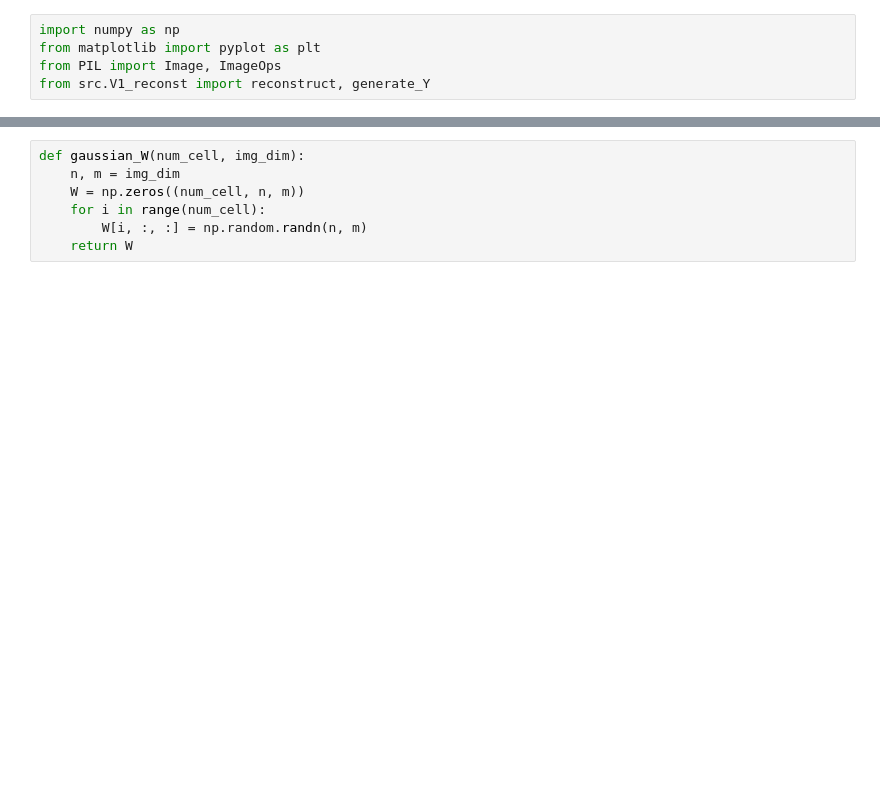
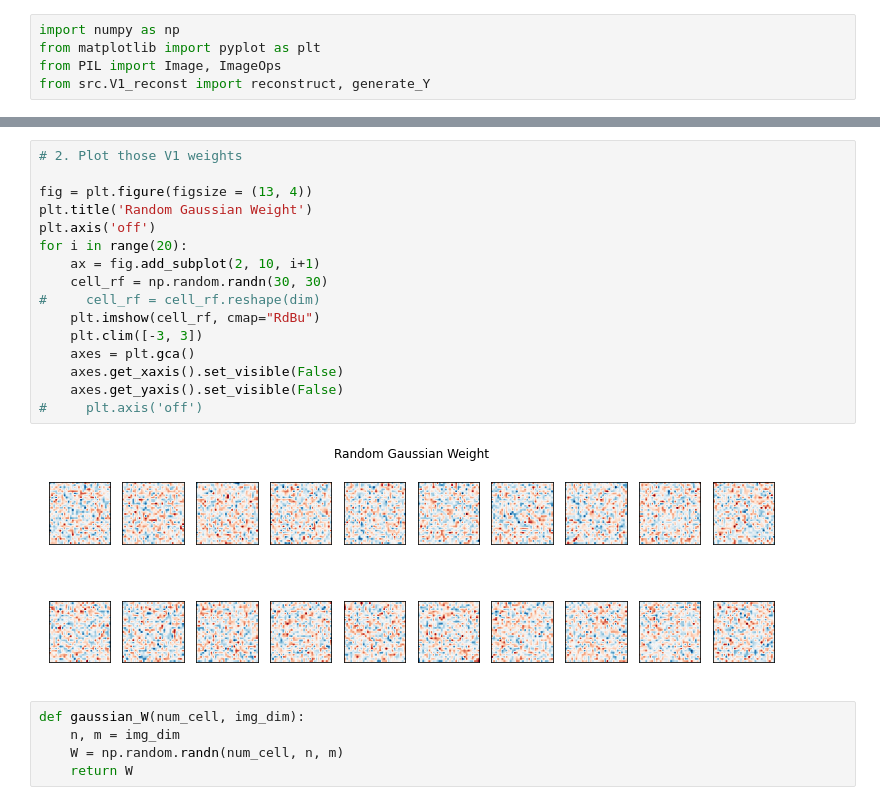
Before and after one commit to qkstngus000/Visual-Compressive-Sensing, a Jupyter notebook: gaussian_reconst.ipynb, the cells around one changed output, grey strips where cells are left out. Saved outputs shown, nothing was run; the diff lists cells and outputs as text; blank space fills up the shorter version.

```diff
--- a/gaussian_reconst.ipynb
+++ b/gaussian_reconst.ipynb
@@ -12,9 +15,25 @@ plt.imshow(W)
+# %%
+# 2. Plot those V1 weights
+
+fig = plt.figure(figsize = (13, 4))
+plt.title('Random Gaussian Weight')
+plt.axis('off')
+for i in range(20):
+    ax = fig.add_subplot(2, 10, i+1)
+    cell_rf = np.random.randn(30, 30)
+#     cell_rf = cell_rf.reshape(dim)
+    plt.imshow(cell_rf, cmap="RdBu")
+    plt.clim([-3, 3])
+    axes = plt.gca()
+    axes.get_xaxis().set_visible(False)
+    axes.get_yaxis().set_visible(False)
+#     plt.axis('off')
+# %% [output]
+[figure, added]
 # %%
 def gaussian_W(num_cell, img_dim):
     n, m = img_dim
-    W = np.zeros((num_cell, n, m))
-    for i in range(num_cell):
-        W[i, :, :] = np.random.randn(n, m)
+    W = np.random.randn(num_cell, n, m)
     return W
 # %%
 img = Image.open("image/tree_part1.jpg")
```
Also changed, not shown: parts of 4 cells of this notebook, 4 other files.
